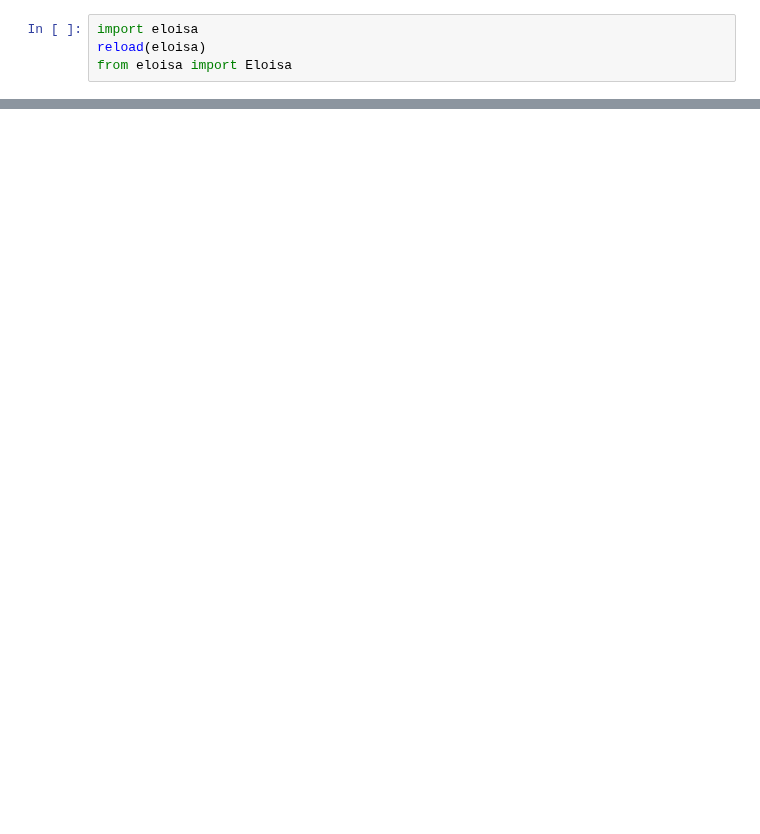
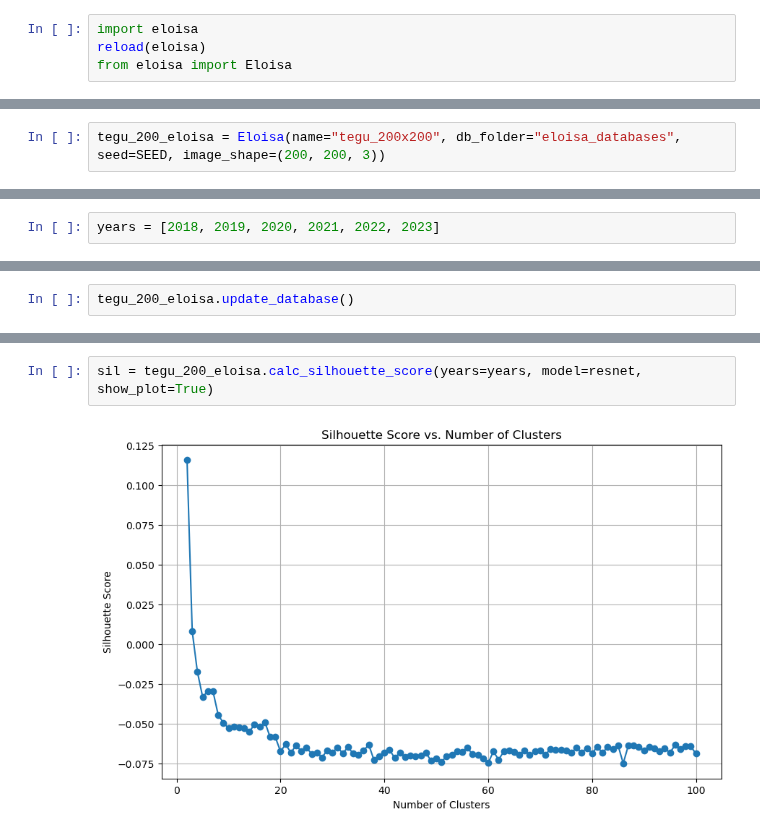
Before and after one commit to JuanesLamilla/TemporalClusterNet, a Jupyter notebook: main.ipynb, the cells around one changed output, grey strips where cells are left out. Drawn from its saved outputs; the diff is of its cells as text; blank space fills up the shorter version.

Commit message:
Run model on tegu 200

```diff
--- a/main.ipynb
+++ b/main.ipynb
@@ -135,0 +77,2 @@ tegu_600_eloisa.close_db()
+# %%
+tegu_200_eloisa = Eloisa(name="tegu_200x200", db_folder="eloisa_databases", seed=SEED, image_shape=(200, 200, 3))
@@ -135,0 +84,2 @@ tegu_600_eloisa.close_db()
+# %%
+years = [2018, 2019, 2020, 2021, 2022, 2023]
@@ -135,0 +90,2 @@ tegu_600_eloisa.close_db()
+# %%
+tegu_200_eloisa.update_database()
@@ -135,0 +101,4 @@ tegu_600_eloisa.close_db()
+# %%
+sil = tegu_200_eloisa.calc_silhouette_score(years=years, model=resnet, show_plot=True)
+# %% [output]
+[figure, added]
```
Also changed, not shown: parts of 43 cells of this notebook.
